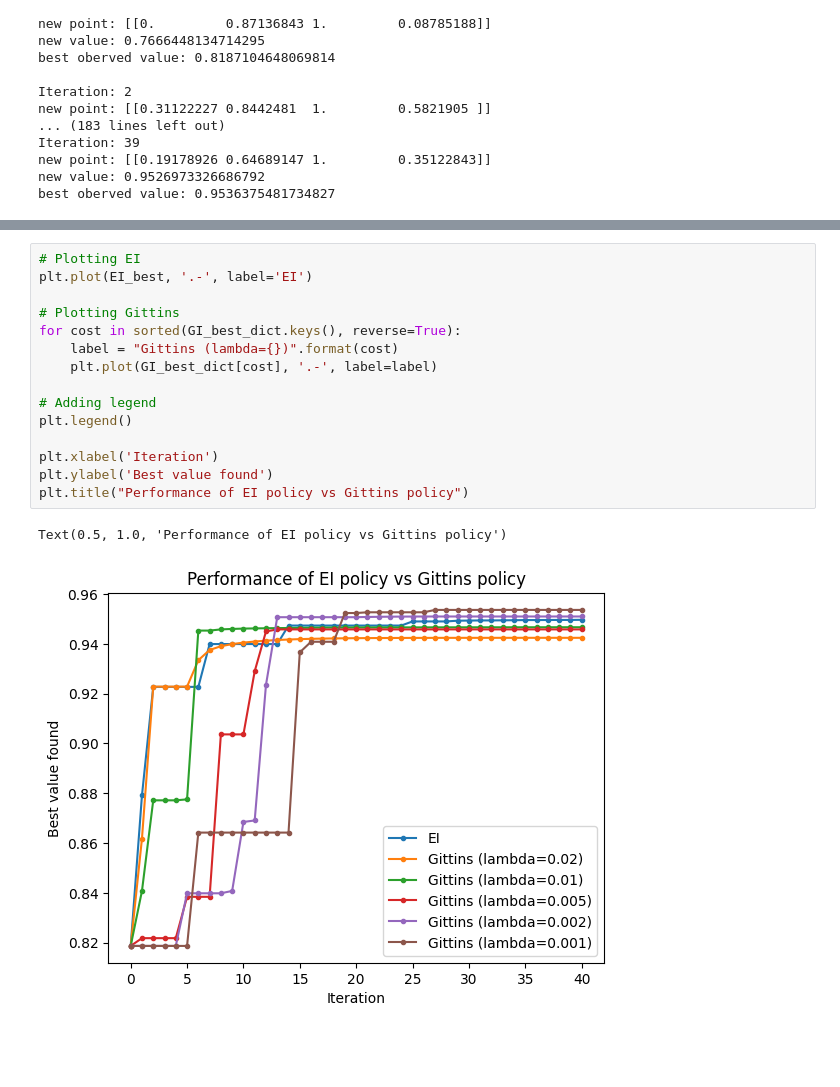
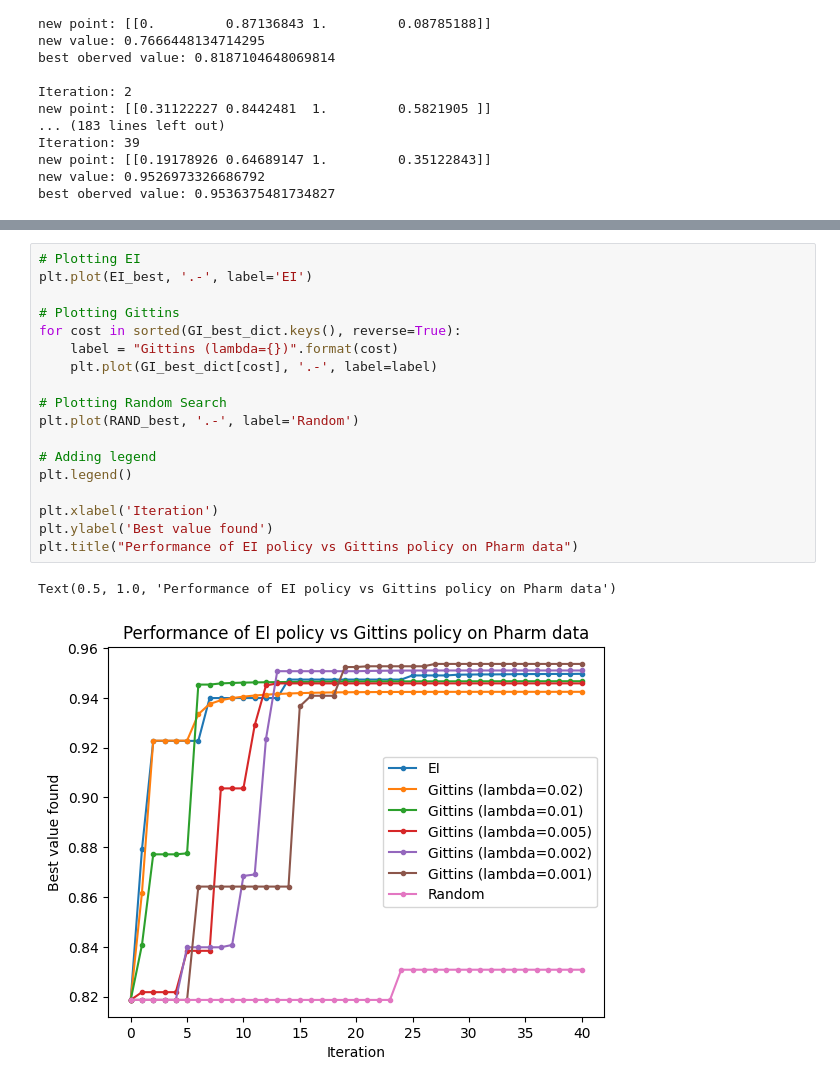
Before and after one commit to QianJaneXie/PandoraBayesOpt, a Jupyter notebook: BoTorch/Pharm.ipynb, the cells around one changed output, grey strips where cells are left out. Cells and saved outputs as stored; diff of their text form; blank space fills up the shorter version.

Commit message:
Add Random Search

```diff
--- a/BoTorch/Pharm.ipynb
+++ b/BoTorch/Pharm.ipynb
@@ -556,18 +641,21 @@ best oberved value: 0.9536375481734827
 # %%
 # Plotting EI
 plt.plot(EI_best, '.-', label='EI')
 
 # Plotting Gittins
 for cost in sorted(GI_best_dict.keys(), reverse=True):
     label = "Gittins (lambda={})".format(cost)
     plt.plot(GI_best_dict[cost], '.-', label=label)
 
+# Plotting Random Search
+plt.plot(RAND_best, '.-', label='Random')
+
 # Adding legend
 plt.legend()
 
 plt.xlabel('Iteration')
 plt.ylabel('Best value found')
-plt.title("Performance of EI policy vs Gittins policy")
+plt.title("Performance of EI policy vs Gittins policy on Pharm data")
 # %% [output]
-Text(0.5, 1.0, 'Performance of EI policy vs Gittins policy')
+Text(0.5, 1.0, 'Performance of EI policy vs Gittins policy on Pharm data')
-[figure, old version]
+[figure, new version]
```
Also changed, not shown: parts of 4 cells of this notebook, 2 other files.
